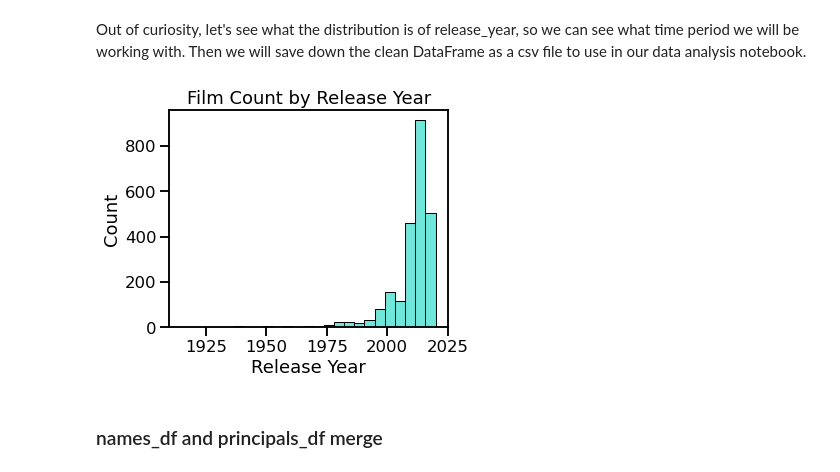
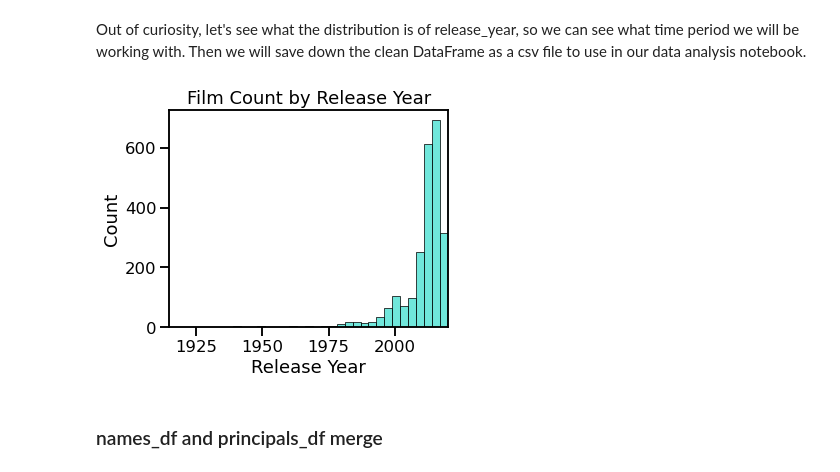
Before and after one commit to Sammyknee/dsc-project-template, a Jupyter notebook: movie-data-cleaning.ipynb, the cells around one changed output. Saved outputs shown, nothing was run; the diff lists cells and outputs as text; code cells hidden in the pictures.

```diff
--- a/movie-data-cleaning.ipynb
+++ b/movie-data-cleaning.ipynb
@@ -656,12 +656,13 @@ Out of curiosity, let's see what the distribution is of release_year, so we can
 # %%
 sns.set_context('talk')
 plt.figure(figsize=(5,4))
-ax = sns.histplot(data = title_budgets_df, x = 'release_year', bins=25, color='turquoise')
+ax = sns.histplot(data = title_budgets_df, x = 'release_year', bins=35, color='turquoise')
 ax.set_title('Film Count by Release Year')
 ax.set_xlabel('Release Year')
+ax.set(xlim = (1915,2020))
 plt.savefig("images/year_frequency");
 # %% [output]
-[figure, old version]
+[figure, new version]
 # %%
 # export the dataframe as a csv file to be loaded into our analysis notebook.
 
```
Also changed, not shown: parts of 1 cell of this notebook, 6 other files.
